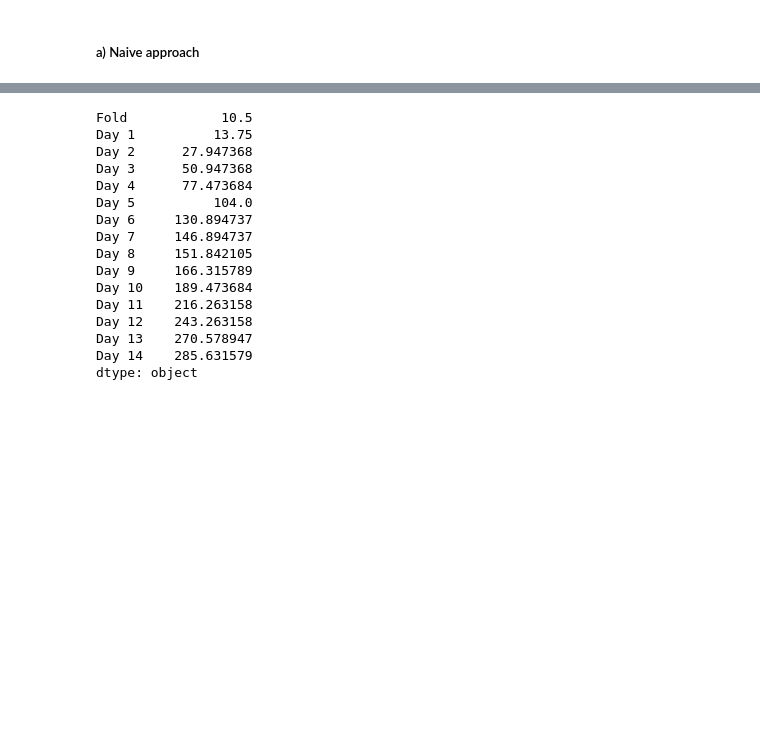
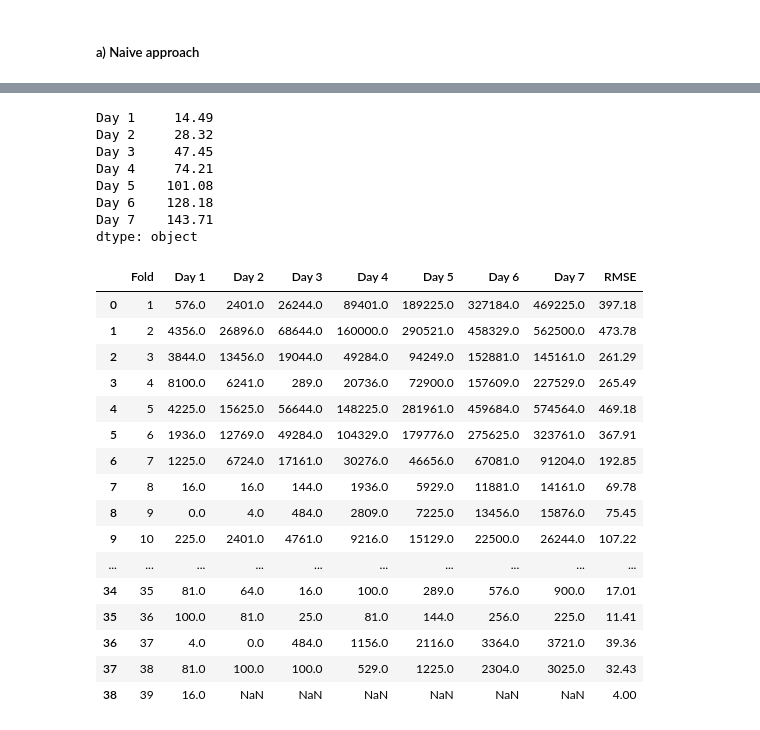
Before and after one commit to amithvardhan99/resume-projects, a Jupyter notebook: Predictive Forecasting of Care Load & Placement Demand/notebook.ipynb, the cells around one changed output, grey strips where cells are left out. Cells and saved outputs as stored; diff of their text form; code cells hidden in the pictures; blank space fills up the shorter version.

```diff
--- a/Predictive Forecasting of Care Load & Placement Demand/notebook.ipynb
+++ b/Predictive Forecasting of Care Load & Placement Demand/notebook.ipynb
@@ -525,19 +532,34 @@ dtype: object
 # %%
-mae_df.mean()
+mae_horizon_error_profile = mae_df.mean()
+mae_horizon_error_profile.drop(["Fold","MAE"],axis=0,inplace=True)
+mae_horizon_error_profile = mae_horizon_error_profile.round(2)
+mae_horizon_error_profile
 # %% [output]
-Fold            10.5
-Day 1          13.75
-Day 2      27.947368
-Day 3      50.947368
-Day 4      77.473684
-Day 5          104.0
-Day 6     130.894737
-Day 7     146.894737
-Day 8     151.842105
-Day 9     166.315789
-Day 10    189.473684
-Day 11    216.263158
-Day 12    243.263158
-Day 13    270.578947
-Day 14    285.631579
+Day 1     14.49
+Day 2     28.32
+Day 3     47.45
+Day 4     74.21
+Day 5    101.08
+Day 6    128.18
+Day 7    143.71
 dtype: object
+# %%
+rmse_df
+# %% [output]
+|  | Fold | Day 1 | Day 2 | Day 3 | Day 4 | Day 5 | Day 6 | Day 7 | RMSE |
+| 0 | 1 | 576.0 | 2401.0 | 26244.0 | 89401.0 | 189225.0 | 327184.0 | 469225.0 | 397.18 |
+| 1 | 2 | 4356.0 | 26896.0 | 68644.0 | 160000.0 | 290521.0 | 458329.0 | 562500.0 | 473.78 |
+| 2 | 3 | 3844.0 | 13456.0 | 19044.0 | 49284.0 | 94249.0 | 152881.0 | 145161.0 | 261.29 |
+| 3 | 4 | 8100.0 | 6241.0 | 289.0 | 20736.0 | 72900.0 | 157609.0 | 227529.0 | 265.49 |
+| 4 | 5 | 4225.0 | 15625.0 | 56644.0 | 148225.0 | 281961.0 | 459684.0 | 574564.0 | 469.18 |
+| 5 | 6 | 1936.0 | 12769.0 | 49284.0 | 104329.0 | 179776.0 | 275625.0 | 323761.0 | 367.91 |
+| 6 | 7 | 1225.0 | 6724.0 | 17161.0 | 30276.0 | 46656.0 | 67081.0 | 91204.0 | 192.85 |
+| 7 | 8 | 16.0 | 16.0 | 144.0 | 1936.0 | 5929.0 | 11881.0 | 14161.0 | 69.78 |
+| 8 | 9 | 0.0 | 4.0 | 484.0 | 2809.0 | 7225.0 | 13456.0 | 15876.0 | 75.45 |
+| 9 | 10 | 225.0 | 2401.0 | 4761.0 | 9216.0 | 15129.0 | 22500.0 | 26244.0 | 107.22 |
+| ... | ... | ... | ... | ... | ... | ... | ... | ... | ... |
+| 34 | 35 | 81.0 | 64.0 | 16.0 | 100.0 | 289.0 | 576.0 | 900.0 | 17.01 |
+| 35 | 36 | 100.0 | 81.0 | 25.0 | 81.0 | 144.0 | 256.0 | 225.0 | 11.41 |
+| 36 | 37 | 4.0 | 0.0 | 484.0 | 1156.0 | 2116.0 | 3364.0 | 3721.0 | 39.36 |
+| 37 | 38 | 81.0 | 100.0 | 100.0 | 529.0 | 1225.0 | 2304.0 | 3025.0 | 32.43 |
+| 38 | 39 | 16.0 | NaN | NaN | NaN | NaN | NaN | NaN | 4.00 |
```
Also changed, not shown: parts of 6 cells of this notebook, 2 other files.
